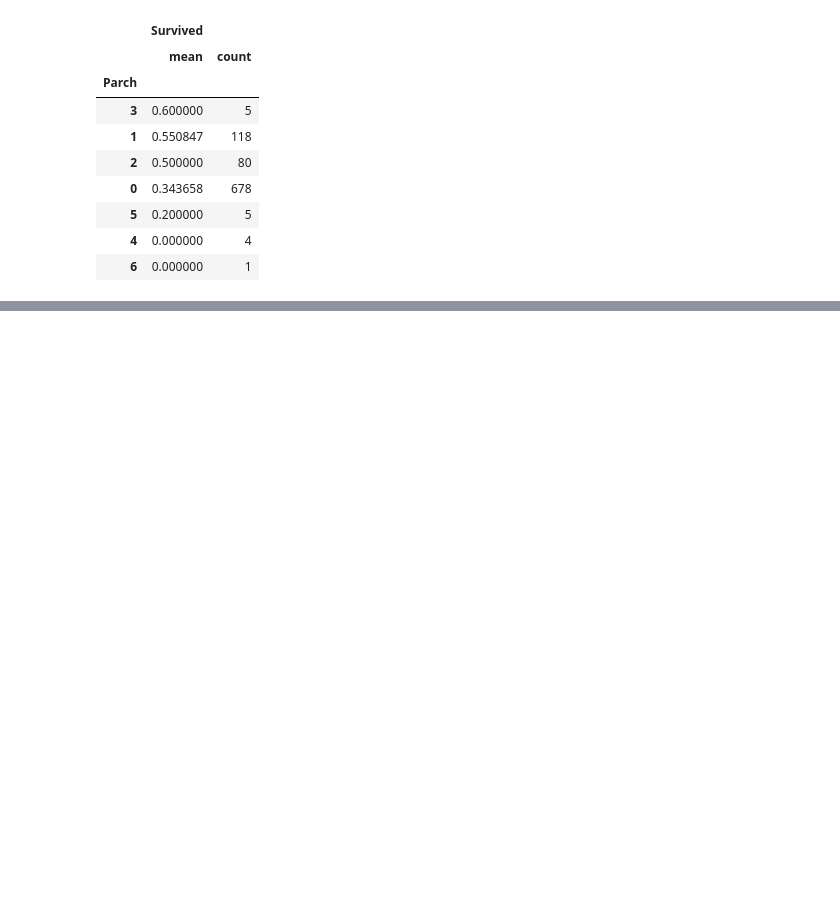
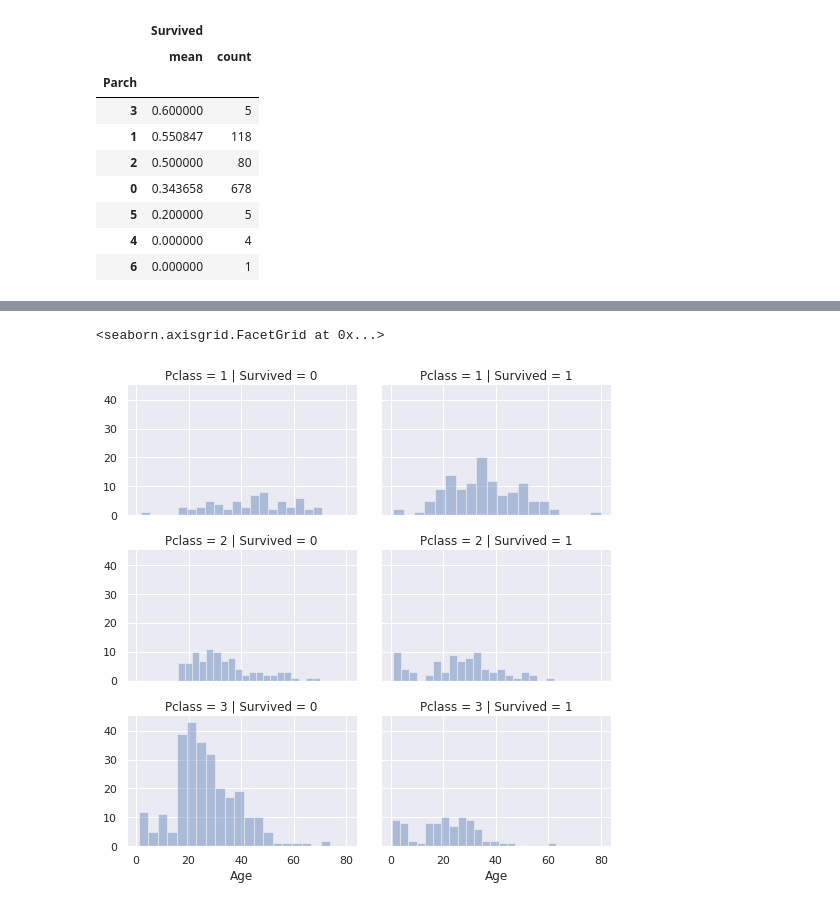
Before and after one commit to ghchengit/myKaggleCompetitions, a Jupyter notebook: titanic/titanic.ipynb, the cells around one changed output, grey strips where cells are left out. Drawn from its saved outputs; the diff is of its cells as text; code cells hidden in the pictures; blank space fills up the shorter version.

```diff
--- a/titanic/titanic.ipynb
+++ b/titanic/titanic.ipynb
@@ -98,0 +100,6 @@ array([[<matplotlib.axes._subplots.AxesSubplot object at 0x...>,
+# %%
+g = sns.FacetGrid(train_df, col='Survived', row='Pclass', height=2.5, aspect=1.5)
+g.map(sns.distplot, 'Age', bins=20, kde=False)
+# %% [output]
+<seaborn.axisgrid.FacetGrid at 0x...>
+[figure, added]
```
Also changed, not shown: parts of 5 cells of this notebook.
